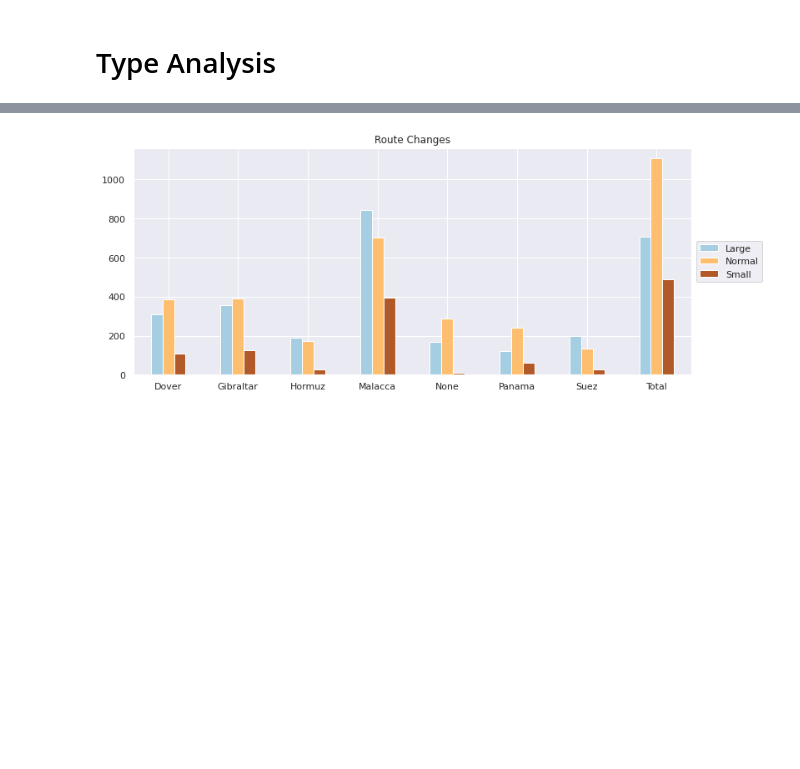
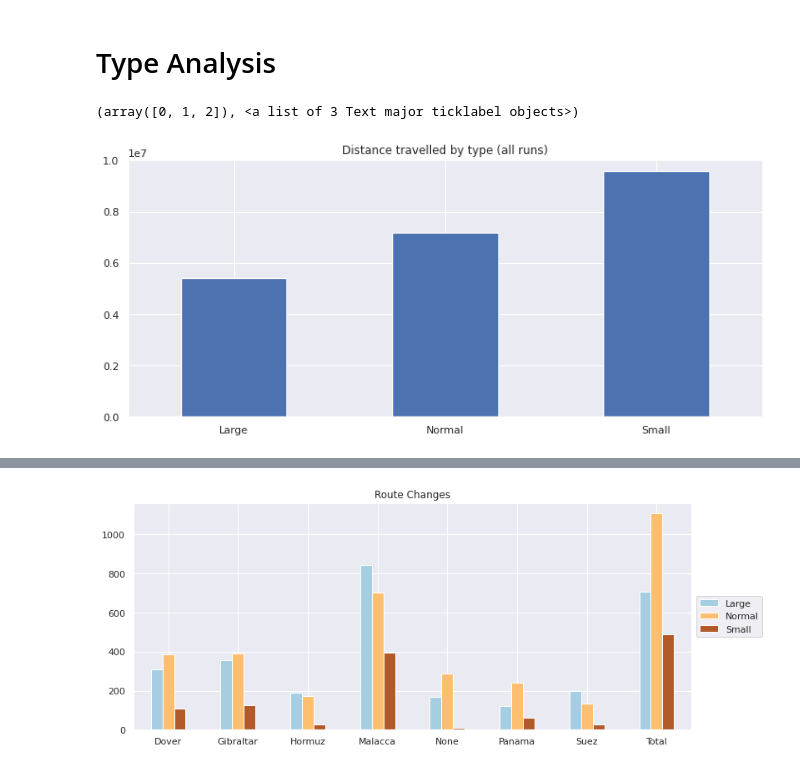
Before and after one commit to jvschlierf/Networks-ships-reroutes, a Jupyter notebook: analysis_eleonora.ipynb, the cells around one changed output, grey strips where cells are left out. Cells and saved outputs as stored; diff of their text form; code cells hidden in the pictures; blank space fills up the shorter version.

```diff
--- a/analysis_eleonora.ipynb
+++ b/analysis_eleonora.ipynb
@@ -141,3 +141,15 @@ for i in range(k):
 [figure]
 # %% [markdown]
 # Type Analysis
+# %%
+types_df = pd.concat(types,axis=1, keys=labels).T
+types_df["['Normal']"] =  types_df["['Normal']"] //2 #account for the ship distribution
+# %%
+types_df.columns = ['Large', 'Normal', 'Small']
+types_df
+# %%
+types_df.groupby(level = 1).sum().loc['Distance_Traveled'].plot(kind = "bar", figsize = (12,5), title = 'Distance travelled by type (all runs)')
+plt.xticks(rotation = 0)
+# %% [output]
+(array([0, 1, 2]), <a list of 3 Text major ticklabel objects>)
+[figure, added]
```
Also changed, not shown: parts of 4 cells of this notebook.
